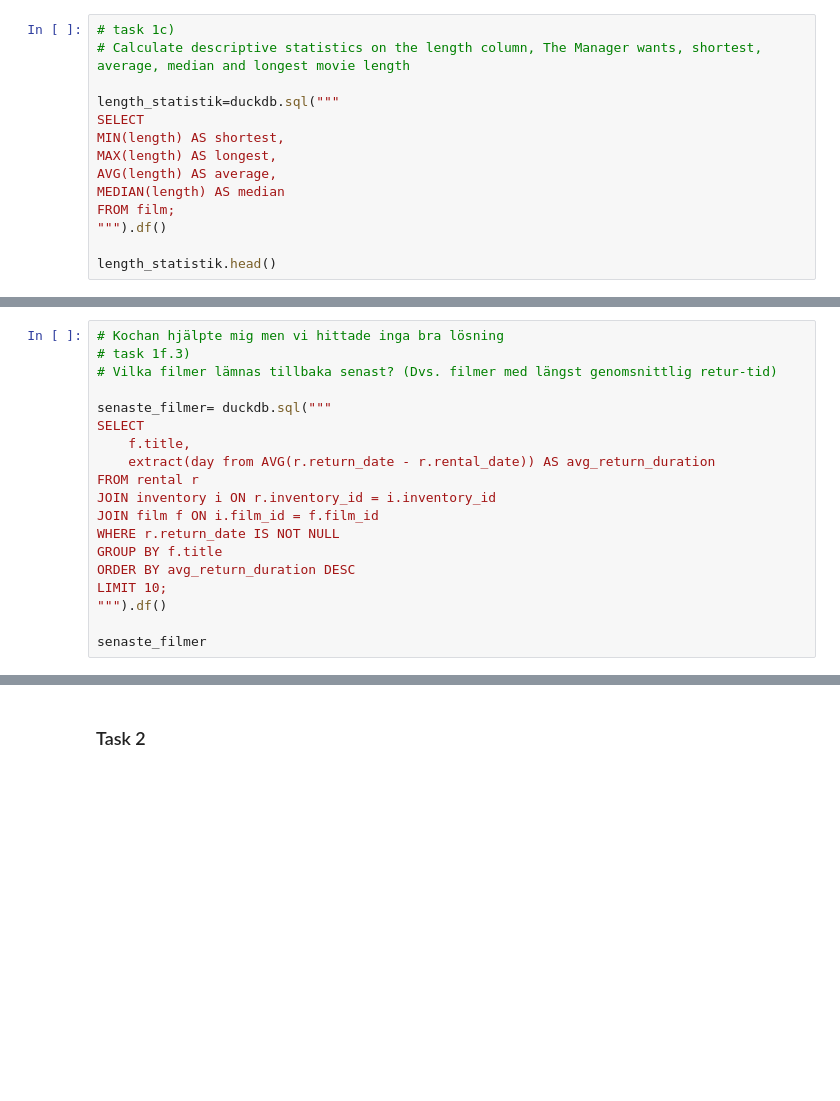
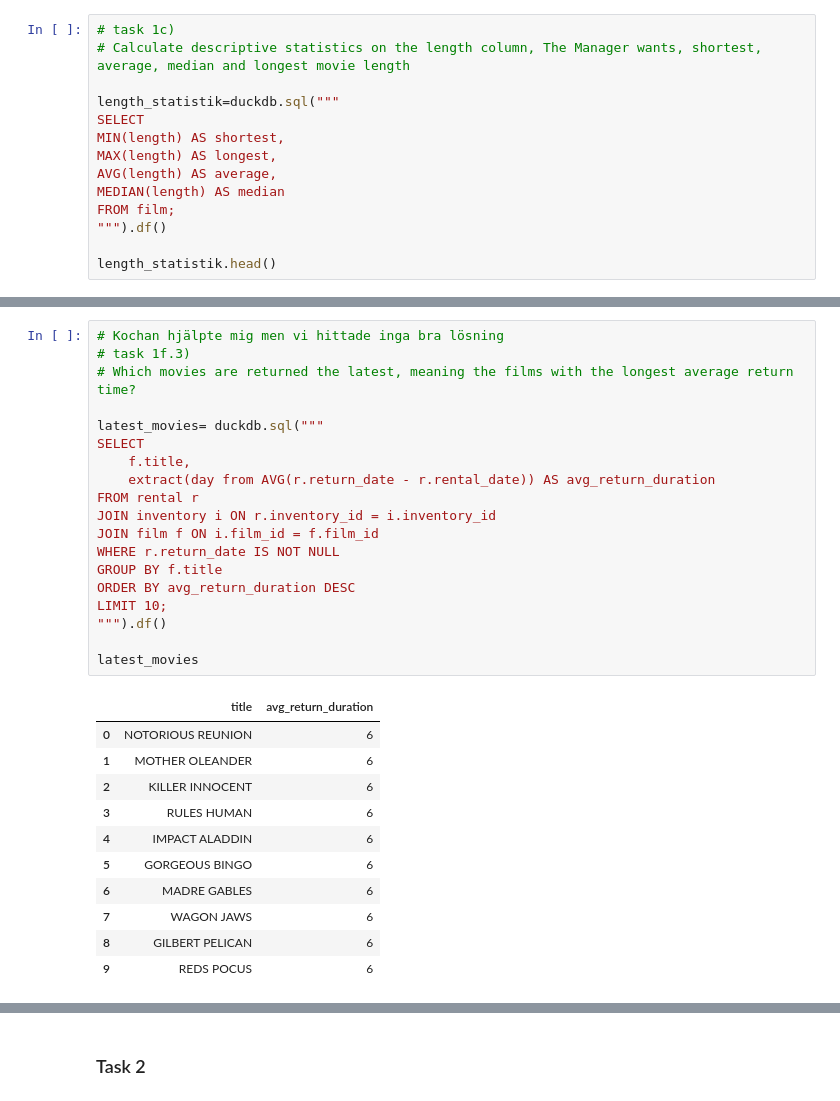
Before and after one commit to SadiaAwan/sakila_lab_sadia_awan, a Jupyter notebook: duckdb_pandas.ipynb, the cells around one changed output, grey strips where cells are left out. Drawn from its saved outputs; the diff is of its cells as text; blank space fills up the shorter version.

```diff
--- a/duckdb_pandas.ipynb
+++ b/duckdb_pandas.ipynb
@@ -150,21 +258,33 @@ most_hired_movies
 # %%
 # Kochan hjälpte mig men vi hittade inga bra lösning
 # task 1f.3)
-# Vilka filmer lämnas tillbaka senast? (Dvs. filmer med längst genomsnittlig retur-tid)
+# Which movies are returned the latest, meaning the films with the longest average return time?
 
-senaste_filmer= duckdb.sql("""
+latest_movies= duckdb.sql("""
 SELECT
     f.title,
     extract(day from AVG(r.return_date - r.rental_date)) AS avg_return_duration
 FROM rental r
 JOIN inventory i ON r.inventory_id = i.inventory_id
 JOIN film f ON i.film_id = f.film_id
 WHERE r.return_date IS NOT NULL
 GROUP BY f.title
 ORDER BY avg_return_duration DESC
 LIMIT 10;
 """).df()
 
-senaste_filmer
+latest_movies
+# %% [output]
+|  | title | avg_return_duration |
+| 0 | NOTORIOUS REUNION | 6 |
+| 1 | MOTHER OLEANDER | 6 |
+| 2 | KILLER INNOCENT | 6 |
+| 3 | RULES HUMAN | 6 |
+| 4 | IMPACT ALADDIN | 6 |
+| 5 | GORGEOUS BINGO | 6 |
+| 6 | MADRE GABLES | 6 |
+| 7 | WAGON JAWS | 6 |
+| 8 | GILBERT PELICAN | 6 |
+| 9 | REDS POCUS | 6 |
 # %%
 # task 1f.4)
```
Also changed, not shown: parts of 16 cells of this notebook.
